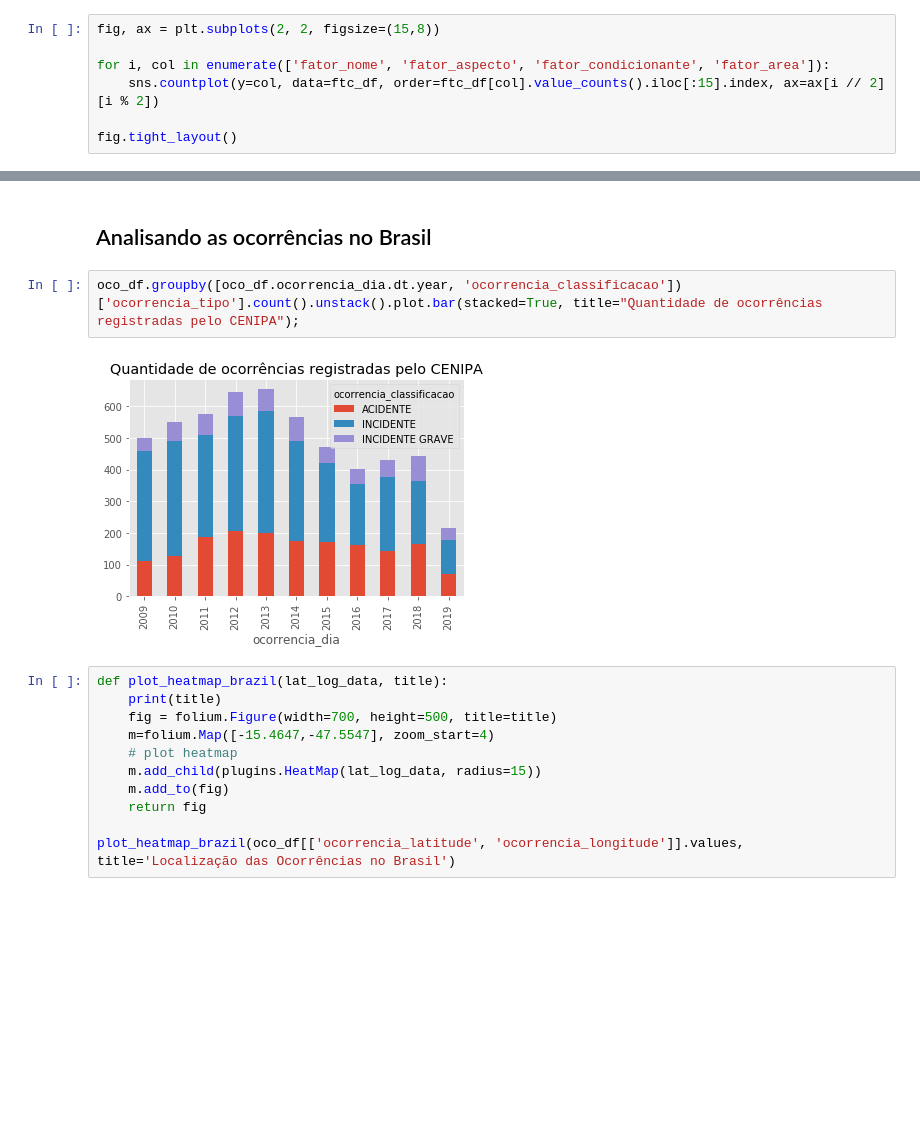
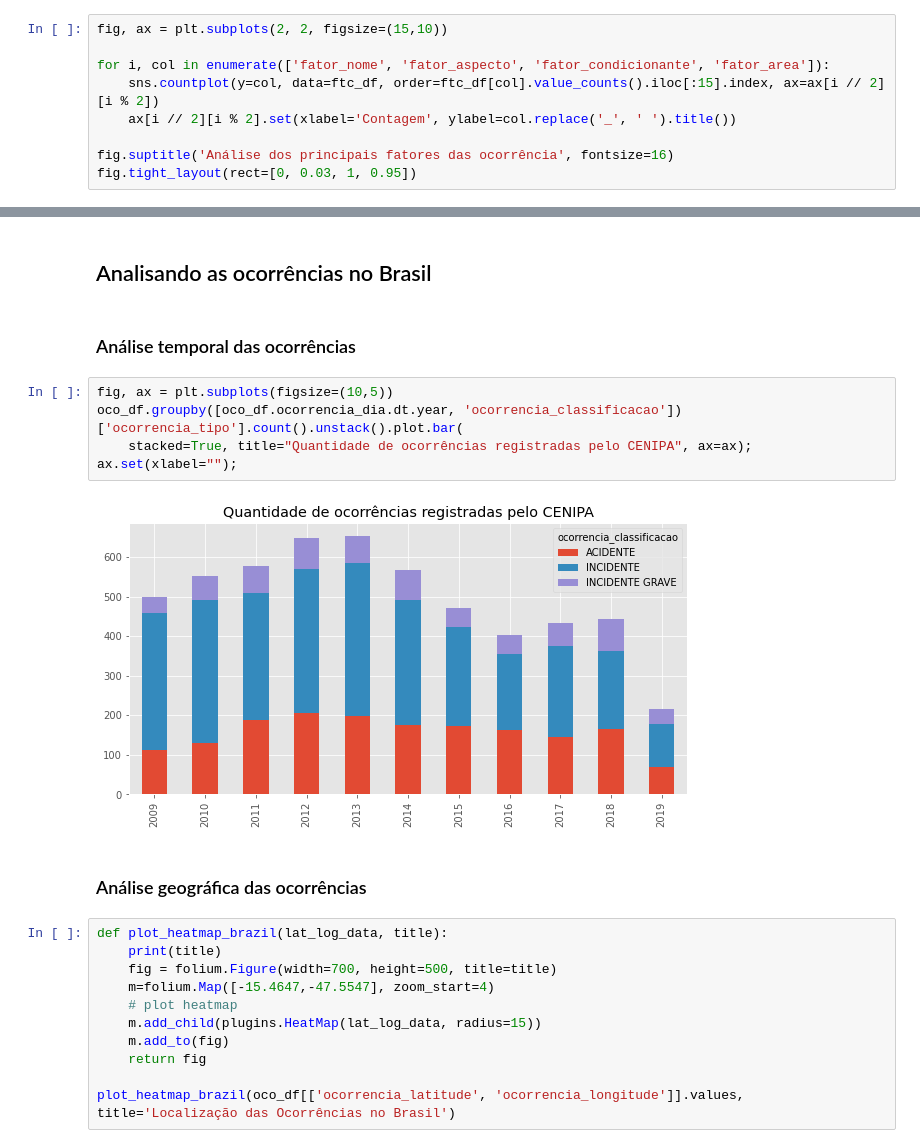
Before and after one commit to joaopamaral/tcc_puc_cdbd, a Jupyter notebook: Analise_Storybook_CENIPA.ipynb, the cells around one changed output, grey strips where cells are left out. Saved outputs shown, nothing was run; the diff lists cells and outputs as text; blank space fills up the shorter version.

```diff
--- a/Analise_Storybook_CENIPA.ipynb
+++ b/Analise_Storybook_CENIPA.ipynb
@@ -33,10 +39,12 @@ oco_df, ftc_df, rec_df, anv_df = get_cenipa_data()
 # %% [markdown]
 ### Analisando principais fatores (max top 15 por visualização)
 # %%
-fig, ax = plt.subplots(2, 2, figsize=(15,8))
+fig, ax = plt.subplots(2, 2, figsize=(15,10))
 
 for i, col in enumerate(['fator_nome', 'fator_aspecto', 'fator_condicionante', 'fator_area']):
     sns.countplot(y=col, data=ftc_df, order=ftc_df[col].value_counts().iloc[:15].index, ax=ax[i // 2][i % 2])
+    ax[i // 2][i % 2].set(xlabel='Contagem', ylabel=col.replace('_', ' ').title())
 
-fig.tight_layout()
+fig.suptitle('Análise dos principais fatores das ocorrência', fontsize=16)
+fig.tight_layout(rect=[0, 0.03, 1, 0.95])
 # %% [output]
@@ -99,10 +107,17 @@ Ocorrências registradas de 2009-01-01 a 2019-05-29
 | max | NaN | NaN | NaN | NaN | ... |
 # %% [markdown]
 ## Analisando as ocorrências no Brasil
+# %% [markdown]
+### Análise temporal das ocorrências
 # %%
-oco_df.groupby([oco_df.ocorrencia_dia.dt.year, 'ocorrencia_classificacao'])['ocorrencia_tipo'].count().unstack().plot.bar(stacked=True, title="Quantidade de ocorrências registradas pelo CENIPA");
+fig, ax = plt.subplots(figsize=(10,5))
+oco_df.groupby([oco_df.ocorrencia_dia.dt.year, 'ocorrencia_classificacao'])['ocorrencia_tipo'].count().unstack().plot.bar(
+    stacked=True, title="Quantidade de ocorrências registradas pelo CENIPA", ax=ax);
+ax.set(xlabel="");
 # %% [output]
-[figure, old version]
+[figure, new version]
+# %% [markdown]
+### Análise geográfica das ocorrências
 # %%
 def plot_heatmap_brazil(lat_log_data, title):
     print(title)
```
Also changed, not shown: parts of 10 cells of this notebook.
